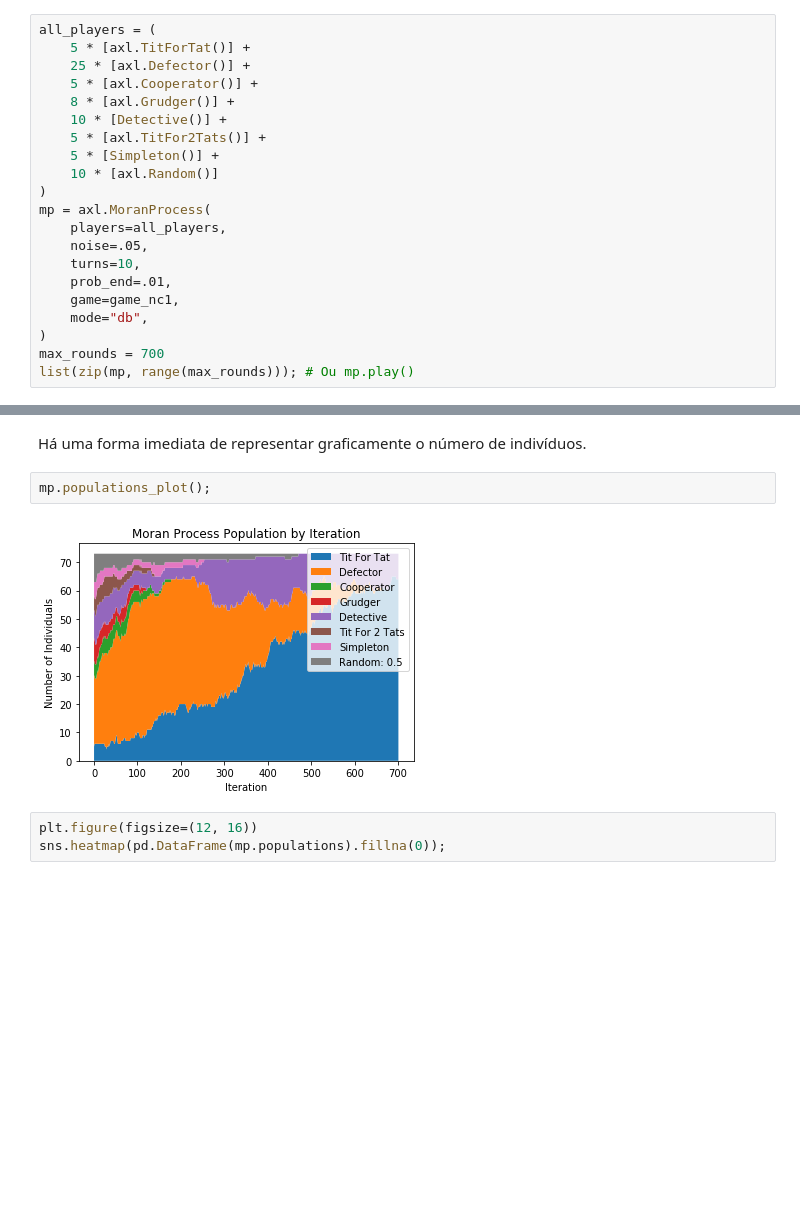
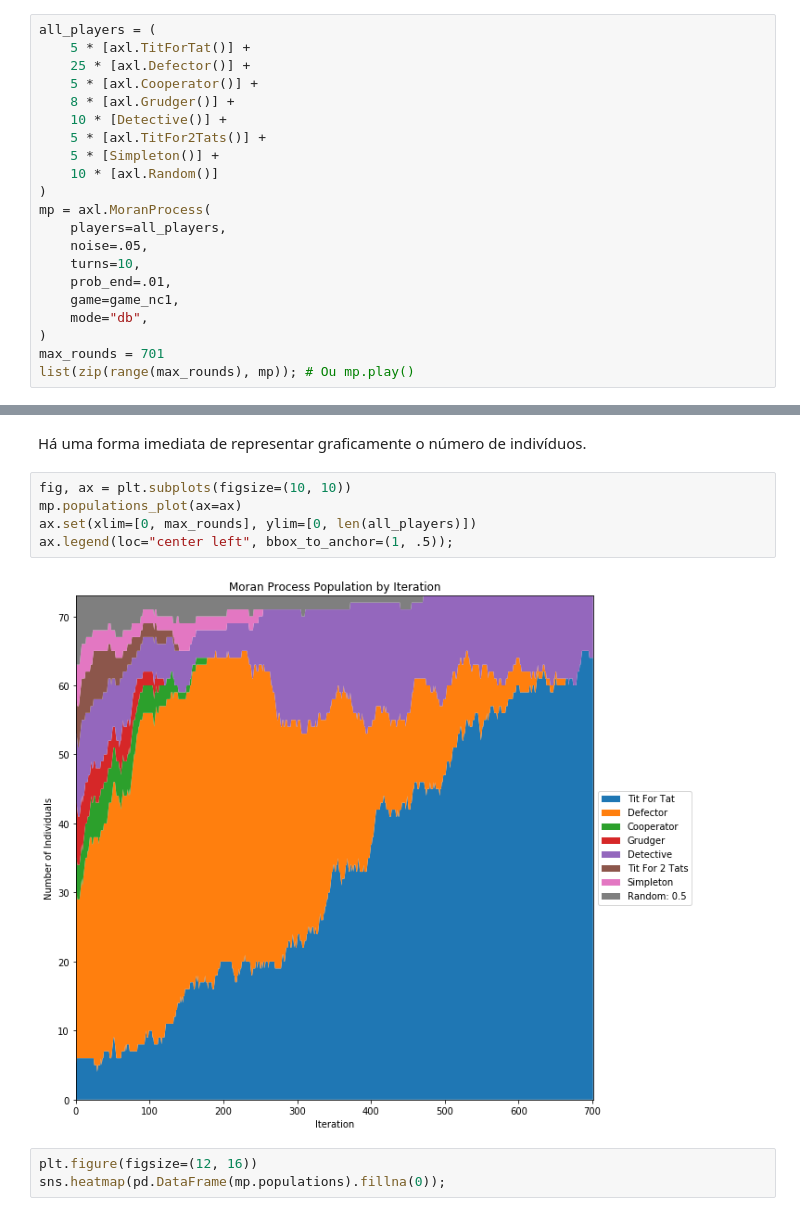
Before and after one commit to danilobellini/notebooks, a Jupyter notebook: 2018-11-10_Axelrod/2018-11-10_Axelrod.ipynb, the cells around one changed output, grey strips where cells are left out. Drawn from its saved outputs; the diff is of its cells as text; blank space fills up the shorter version.

```diff
--- a/2018-11-10_Axelrod/2018-11-10_Axelrod.ipynb
+++ b/2018-11-10_Axelrod/2018-11-10_Axelrod.ipynb
@@ -780,8 +785,8 @@ mp = axl.MoranProcess(
     game=game_nc1,
     mode="db",
 )
-max_rounds = 700
-list(zip(mp, range(max_rounds))); # Ou mp.play()
+max_rounds = 701
+list(zip(range(max_rounds), mp)); # Ou mp.play()
 # %% [markdown]
 *Nota*:
 Apenas use `populations = mp.play()`
@@ -817,10 +822,13 @@ pd.DataFrame(mp.populations).fillna(0).astype(int)
 702 rows × 8 columns
 # %% [markdown]
 Há uma forma imediata de representar graficamente o número de indivíduos.
-# %%
-mp.populations_plot();
-# %% [output]
-[figure, removed]
+# %%
+fig, ax = plt.subplots(figsize=(10, 10))
+mp.populations_plot(ax=ax)
+ax.set(xlim=[0, max_rounds], ylim=[0, len(all_players)])
+ax.legend(loc="center left", bbox_to_anchor=(1, .5));
+# %% [output]
+[figure, added]
 # %%
 plt.figure(figsize=(12, 16))
 sns.heatmap(pd.DataFrame(mp.populations).fillna(0));
```
Also changed, not shown: parts of 3 cells of this notebook.
